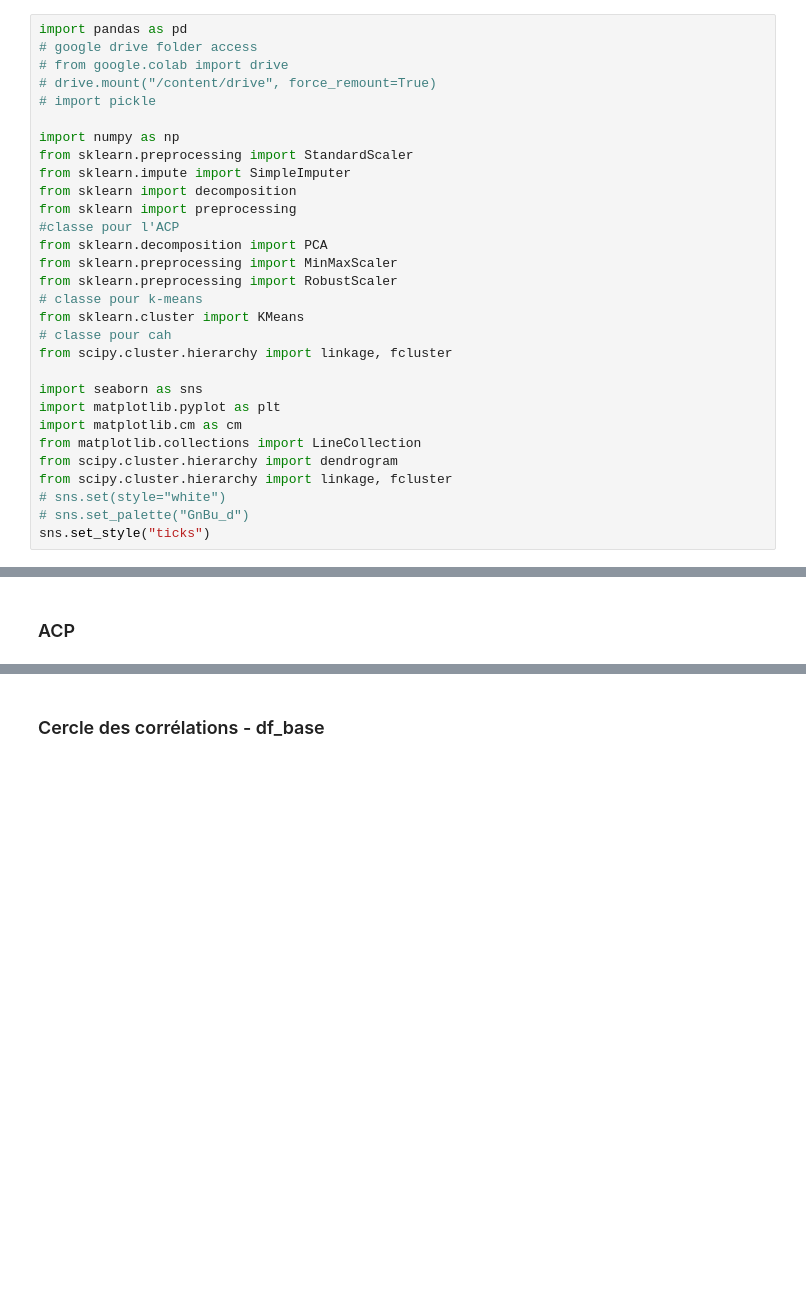
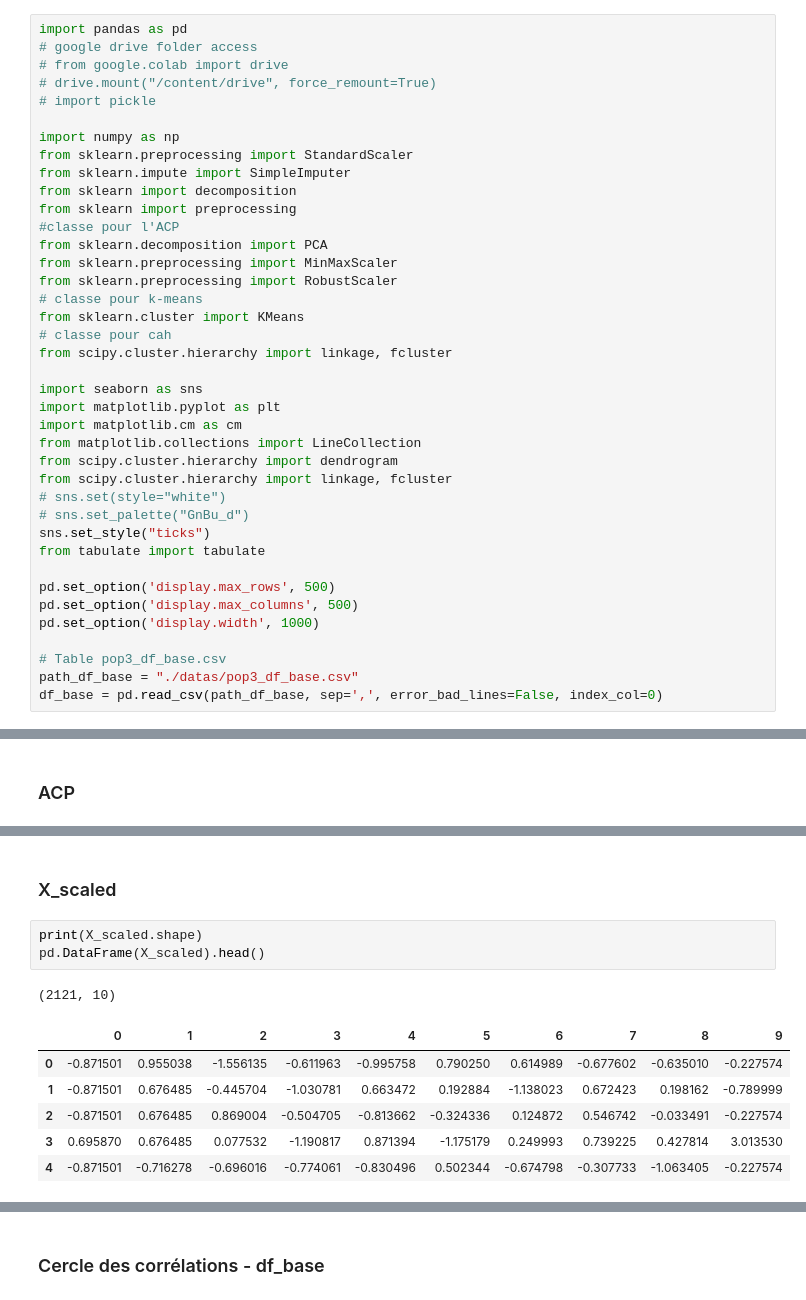
Before and after one commit to flabastie/inca3, a Jupyter notebook: pop3_acp.ipynb, the cells around one changed output, grey strips where cells are left out. Drawn from its saved outputs; the diff is of its cells as text; blank space fills up the shorter version.

```diff
--- a/pop3_acp.ipynb
+++ b/pop3_acp.ipynb
@@ -32,3 +32,12 @@ from scipy.cluster.hierarchy import linkage, fcluster
 # sns.set(style="white")
 # sns.set_palette("GnBu_d")
 sns.set_style("ticks")
+from tabulate import tabulate
+
+pd.set_option('display.max_rows', 500)
+pd.set_option('display.max_columns', 500)
+pd.set_option('display.width', 1000)
+
+# Table pop3_df_base.csv
+path_df_base = "./datas/pop3_df_base.csv"
+df_base = pd.read_csv(path_df_base, sep=',', error_bad_lines=False, index_col=0)
@@ -209,2 +209,15 @@ print(np.std(X_scaled,axis=0,ddof=0))
 [1. 1. 1. 1. 1. 1. 1. 1. 1. 1.]
+# %% [markdown]
+### X_scaled
+# %%
+print(X_scaled.shape)
+pd.DataFrame(X_scaled).head()
+# %% [output]
+(2121, 10)
+|  | 0 | 1 | 2 | 3 | 4 | 5 | 6 | 7 | 8 | 9 |
+| 0 | -0.871501 | 0.955038 | -1.556135 | -0.611963 | -0.995758 | 0.790250 | 0.614989 | -0.677602 | -0.635010 | -0.227574 |
+| 1 | -0.871501 | 0.676485 | -0.445704 | -1.030781 | 0.663472 | 0.192884 | -1.138023 | 0.672423 | 0.198162 | -0.789999 |
+| 2 | -0.871501 | 0.676485 | 0.869004 | -0.504705 | -0.813662 | -0.324336 | 0.124872 | 0.546742 | -0.033491 | -0.227574 |
+| 3 | 0.695870 | 0.676485 | 0.077532 | -1.190817 | 0.871394 | -1.175179 | 0.249993 | 0.739225 | 0.427814 | 3.013530 |
+| 4 | -0.871501 | -0.716278 | -0.696016 | -0.774061 | -0.830496 | 0.502344 | -0.674798 | -0.307733 | -1.063405 | -0.227574 |
 # %% [markdown]
```
Also changed, not shown: parts of 24 cells of this notebook, 19 other files.
